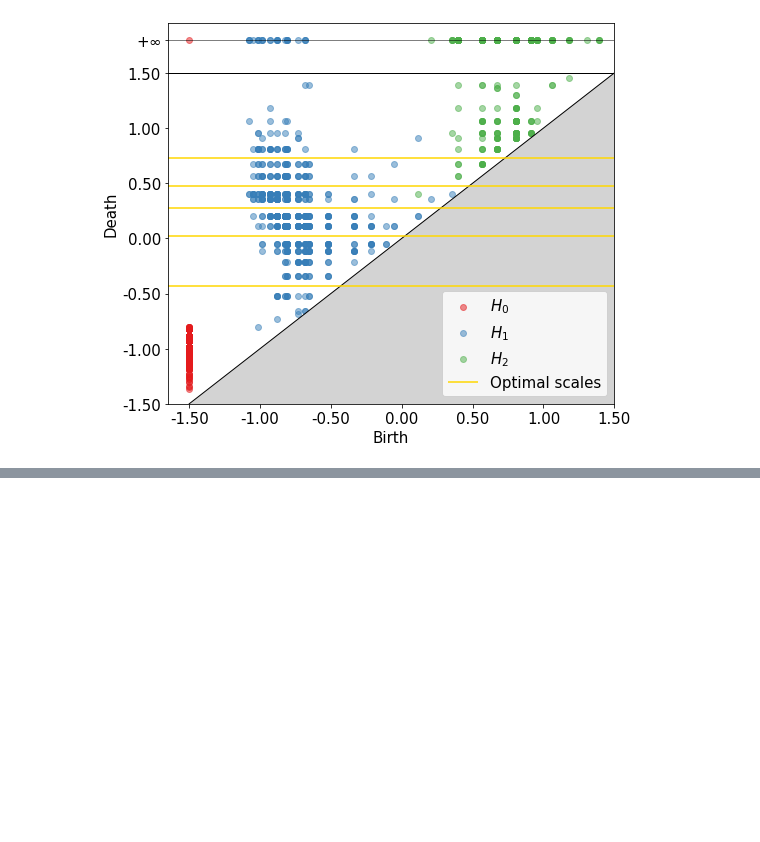
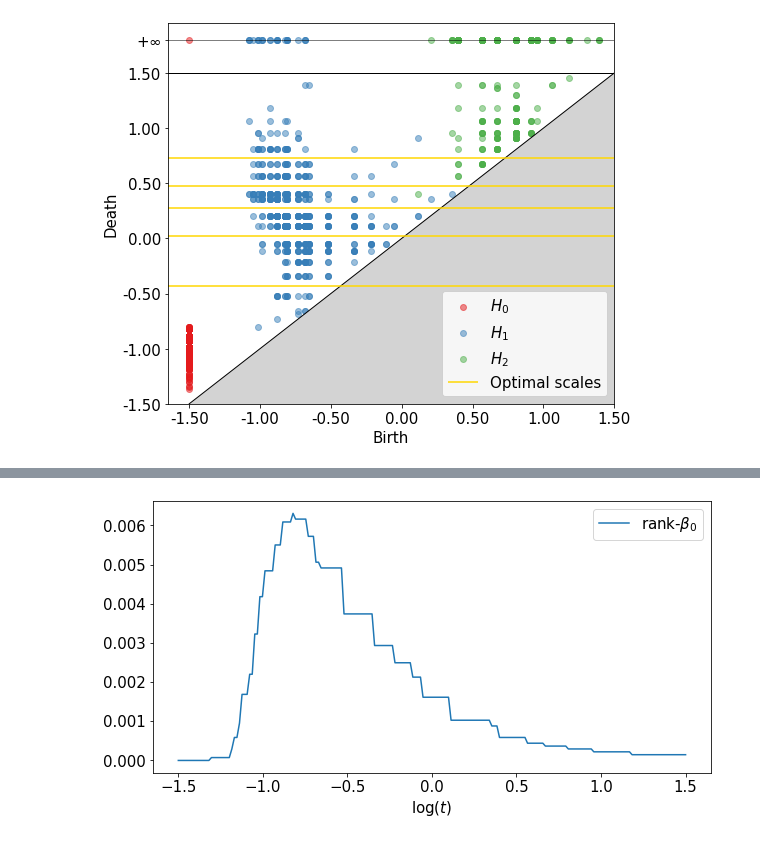
Before and after one commit to barahona-research-group/MCF, a Jupyter notebook: notebooks/220426_Erdos_Renyi.ipynb, the cells around one changed output, grey strips where cells are left out. Saved outputs shown, nothing was run; the diff lists cells and outputs as text; code cells hidden in the pictures; blank space fills up the shorter version.

```diff
--- a/notebooks/220426_Erdos_Renyi.ipynb
+++ b/notebooks/220426_Erdos_Renyi.ipynb
@@ -152,0 +169,8 @@ plt.savefig(root_fig +'PD_ER.pdf', dpi=fig.dpi,bbox_inches='tight')
+# %%
+fig, ax = plt.subplots(1, figsize=(10, 5))
+ax.plot(msf.log_times,(rank-beta_0[:-1])/rank.sum(), label = r'rank-$\beta_0$')
+ax.set(xlabel=r'$\log(t)$')
+ax.legend()
+plt.show()
+# %% [output]
+[figure, added]
```
Also changed, not shown: parts of 8 cells of this notebook, 13 other files.
